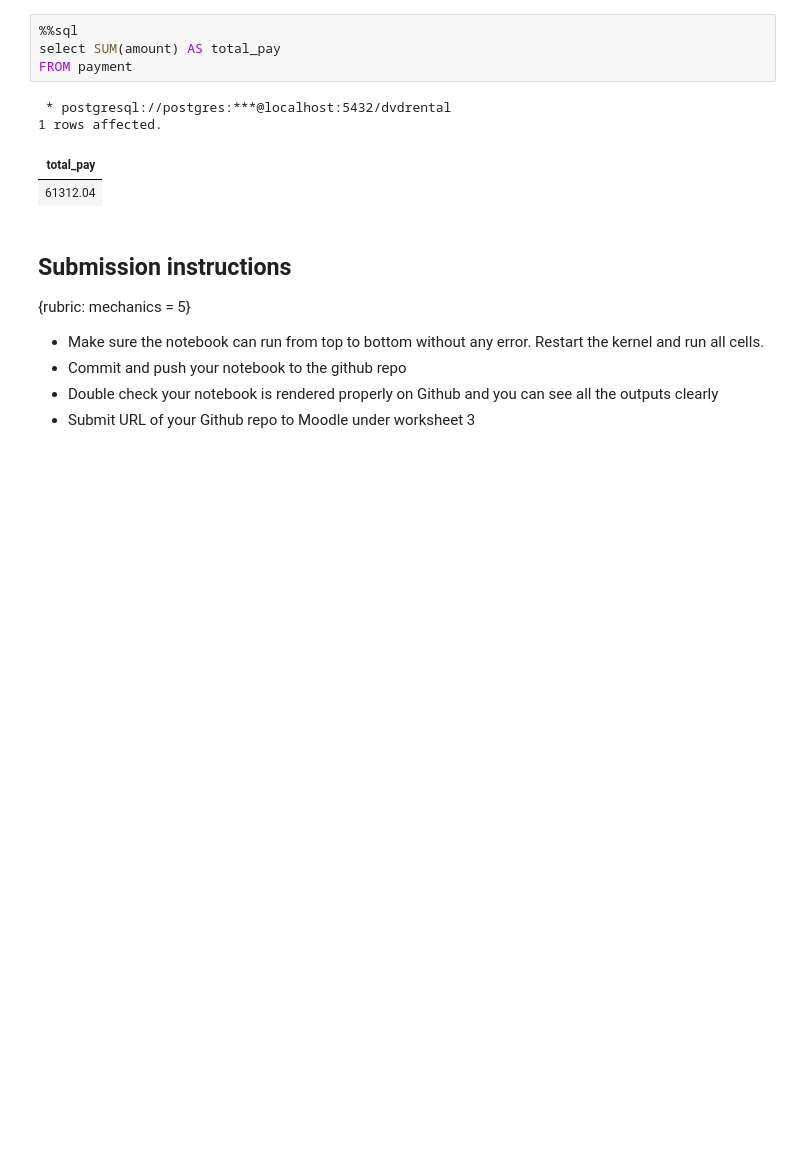
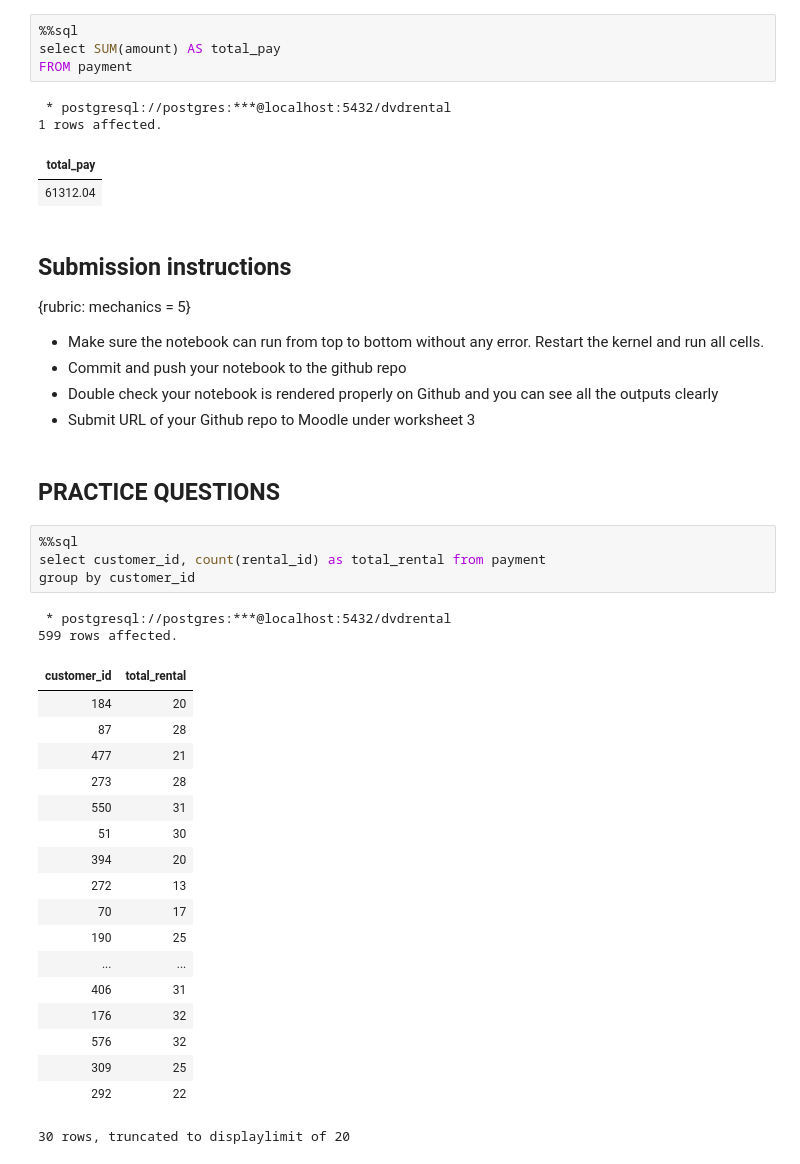
Before and after one commit to TRU-DASC/dasc5410-worksheet3-omair22, a Jupyter notebook: worksheet3.ipynb, the cells around one changed output. Saved outputs shown, nothing was run; the diff lists cells and outputs as text; blank space fills up the shorter version.

Commit message:
Practice Questions

```diff
--- a/worksheet3.ipynb
+++ b/worksheet3.ipynb
@@ -423,3 +423,30 @@ FROM payment
 - Commit and push your notebook to the github repo
 - Double check your notebook is rendered properly on Github and you can see all the outputs clearly
 - Submit URL of your Github repo to Moodle under worksheet 3
+# %% [markdown]
+## PRACTICE QUESTIONS
+# %%
+%%sql
+select customer_id, count(rental_id) as total_rental from payment
+group by customer_id
+# %% [output]
+ * postgresql://postgres:***@localhost:5432/dvdrental
+599 rows affected.
+| customer_id | total_rental |
+| 184 | 20 |
+| 87 | 28 |
+| 477 | 21 |
+| 273 | 28 |
+| 550 | 31 |
+| 51 | 30 |
+| 394 | 20 |
+| 272 | 13 |
+| 70 | 17 |
+| 190 | 25 |
+| ... | ... |
+| 406 | 31 |
+| 176 | 32 |
+| 576 | 32 |
+| 309 | 25 |
+| 292 | 22 |
+30 rows, truncated to displaylimit of 20
```
Also changed, not shown: parts of 3 cells of this notebook.
